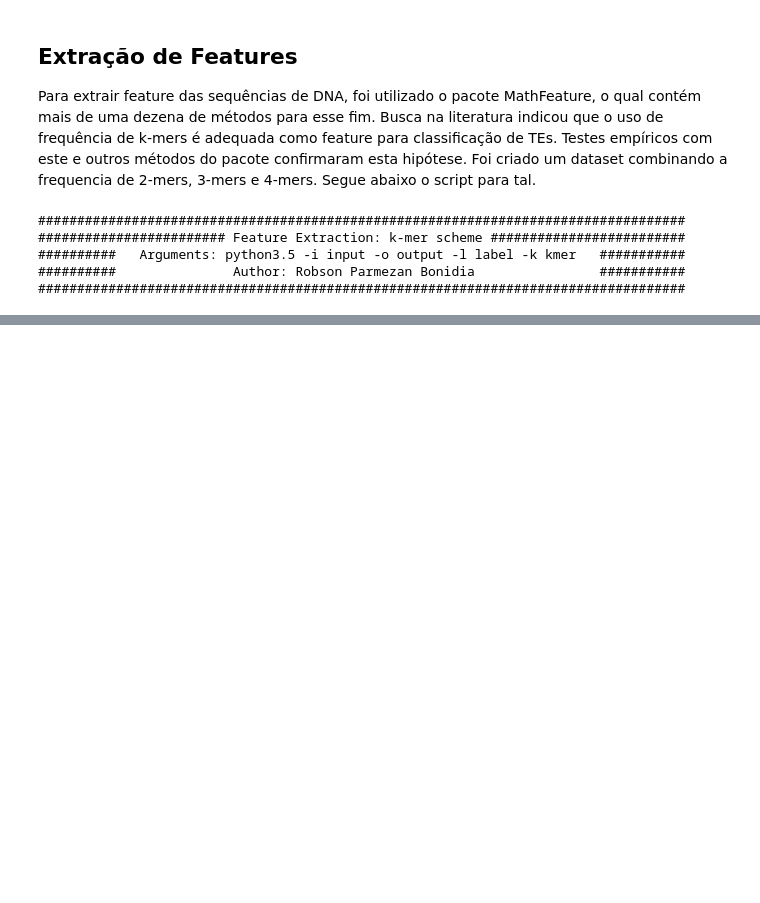
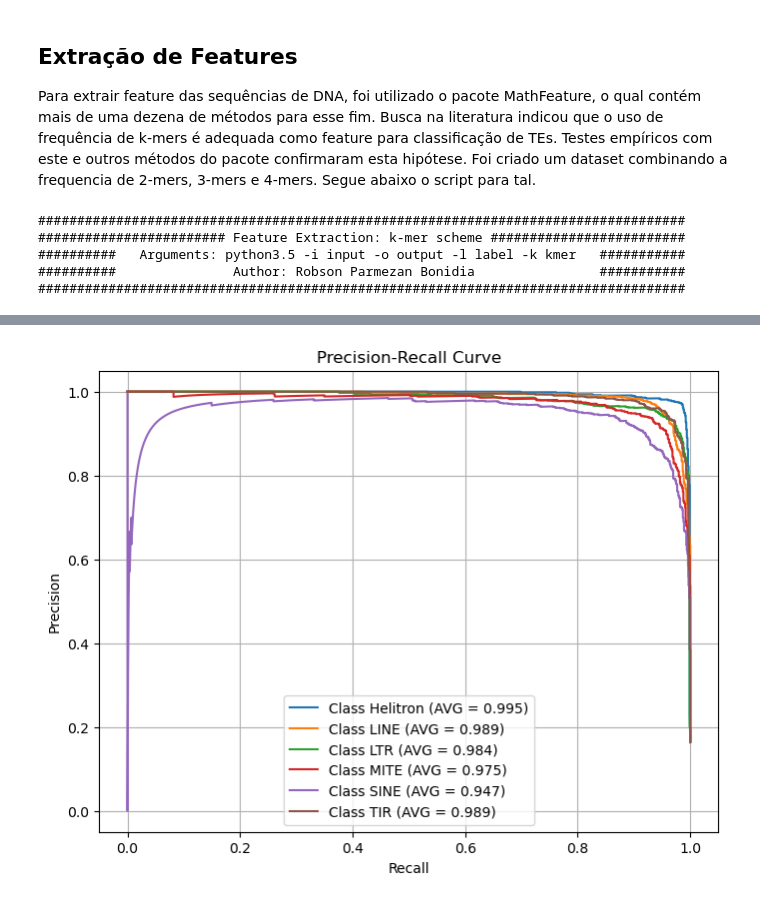
Before and after one commit to Grillo-0/bioinformatica, a Jupyter notebook: Classificacao_de_elementos_transponiveis.ipynb, the cells around one changed output, grey strips where cells are left out. Saved outputs shown, nothing was run; the diff lists cells and outputs as text; code cells hidden in the pictures; blank space fills up the shorter version.

```diff
--- a/Classificacao_de_elementos_transponiveis.ipynb
+++ b/Classificacao_de_elementos_transponiveis.ipynb
@@ -171,0 +197,58 @@ Uma breve busca na literatura de aprendizado de máquina aplicado à dados gené
+# %%
+import numpy as np
+import pandas as pd
+from sklearn.model_selection import train_test_split, GridSearchCV
+import sklearn.svm as svm
+from sklearn.preprocessing import LabelEncoder
+from sklearn.metrics import precision_recall_curve, average_precision_score
+from sklearn.discriminant_analysis import LinearDiscriminantAnalysis
+
+
+# Leitura dos dados
+df = pd.read_csv("data/classification_data/2MER+3MER+4MER.csv").drop("nameseq", axis=1)
+x = df.drop("label", axis=1)
+tgt_df = df["label"]
+
+X = x.to_numpy(dtype=np.float32)
+Y = tgt_df.to_numpy()
+class_names = sorted(np.unique(Y))
+y_encoded = LabelEncoder().fit_transform(Y)
+
+class_mapping = dict(zip(range(1, 7), sorted(class_names)))
+
+
+# Teste e treino
+X_train, X_test, Y_train, Y_test = train_test_split(X, y_encoded, train_size=0.5)
+clf = LinearDiscriminantAnalysis().fit(X_train, Y_train)
+clf.score(X_test, Y_test)
+
+import matplotlib.pyplot as plt
+
+
+y_scores = clf.predict_proba(X_test)
+precision = {}
+recall = {}
+avg_precision ={}
+
+for i, class_name in enumerate(class_names):
+    # Binary ground truth for the current class (one-vs-all)
+    y_test_binary = (Y_test == i).astype(int)
+
+    precision[i], recall[i], _ = precision_recall_curve(y_test_binary, y_scores[:, i])
+    avg_precision[i] = average_precision_score(y_test_binary, y_scores[:, i])
+
+#print(list(zip(precision[1].astype(float), recall[1].astype(float))))
+
+# 5. Plot Precision-Recall curve for each class
+plt.figure(figsize=(8, 6))
+for i, class_name in enumerate(class_names):
+    plt.plot(recall[i], precision[i], label=f'Class {class_name} (AVG = {avg_precision[i]:.3f})')
+
+plt.xlabel('Recall')
+plt.ylabel('Precision')
+plt.title('Precision-Recall Curve')
+plt.legend(loc='best')
+plt.grid()
+plt.show()
+# %% [output]
+[figure, added]
```
Also changed, not shown: parts of 12 cells of this notebook.
